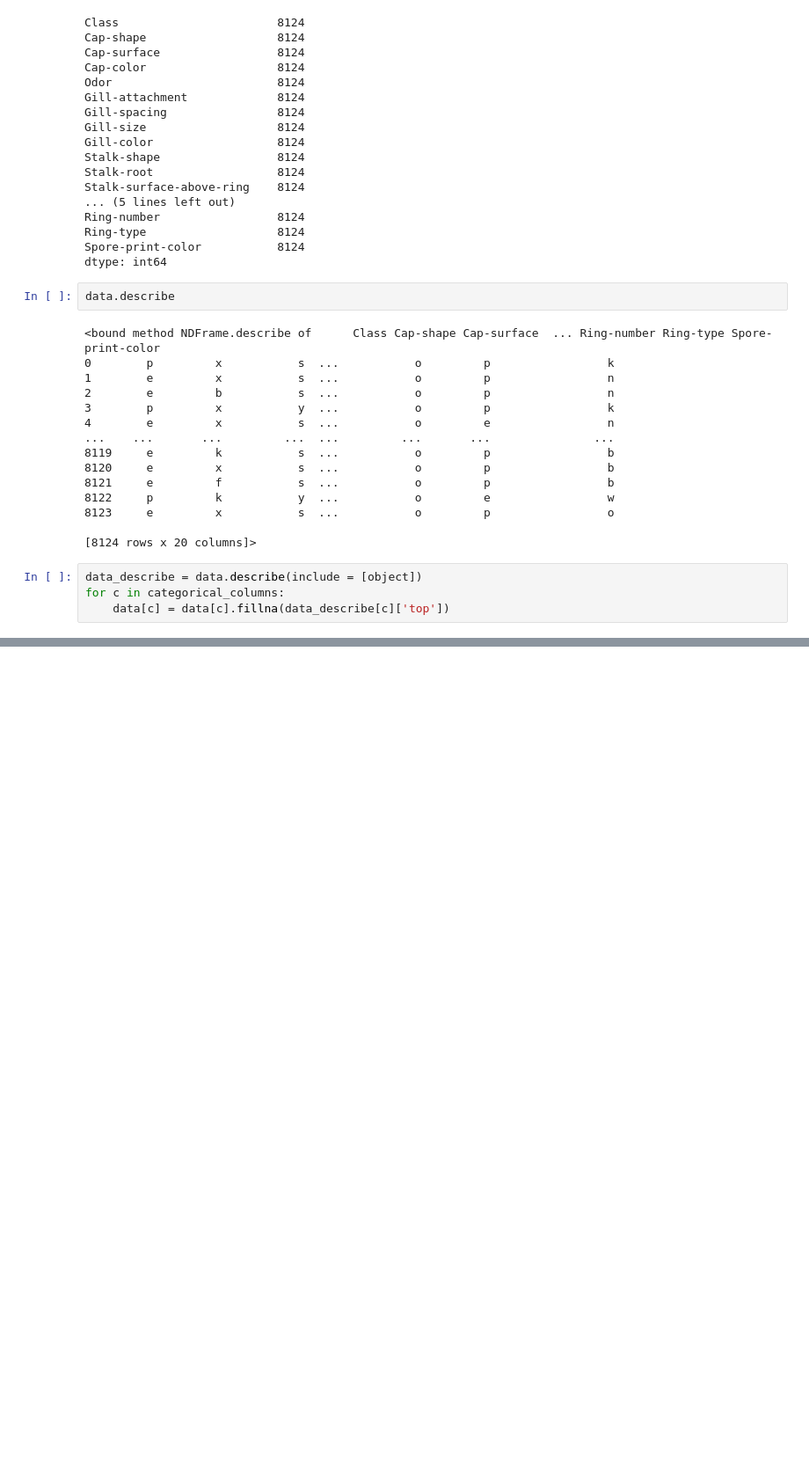
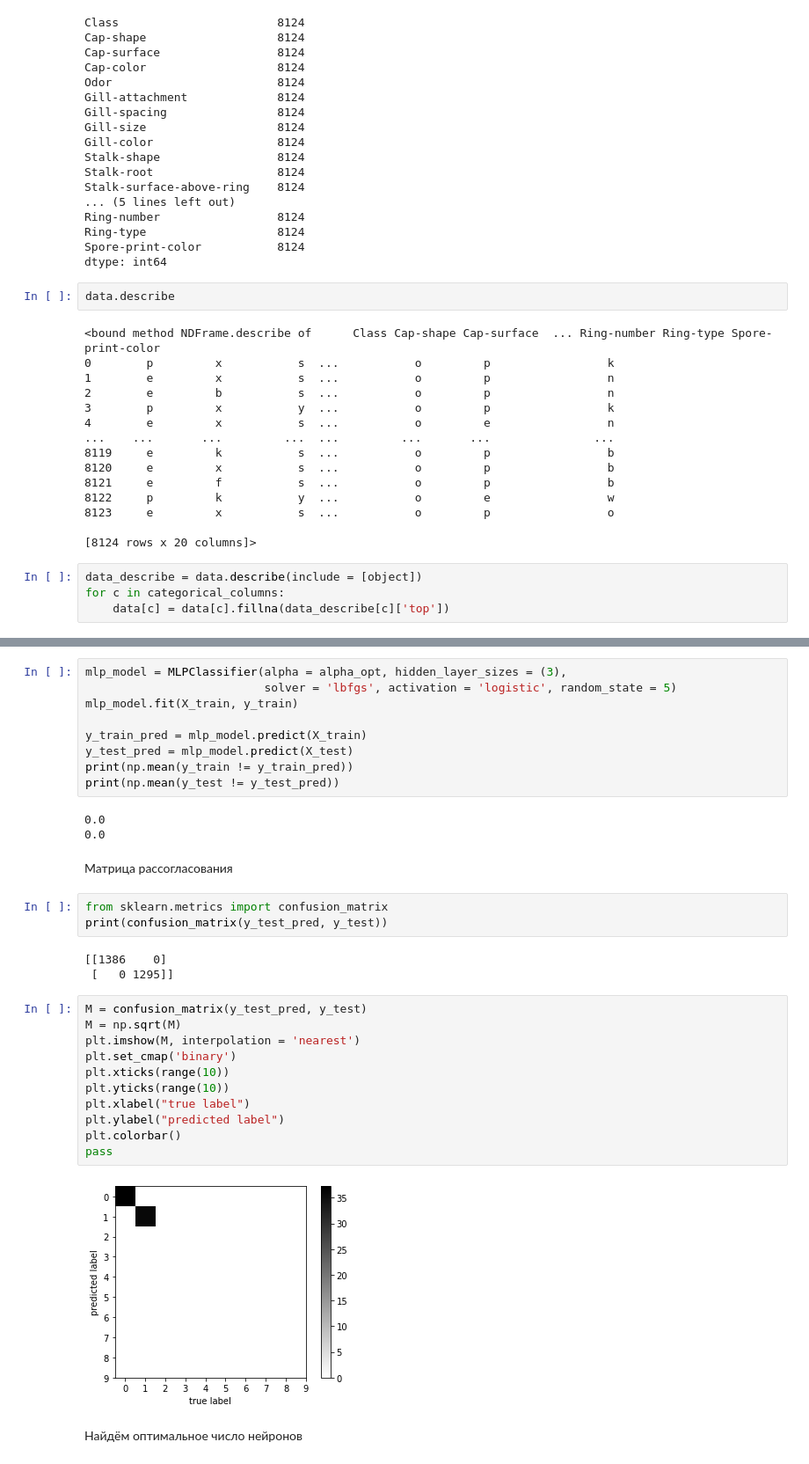
Before and after one commit to FishchevaKM/MachineLearningHomework, a Jupyter notebook: FirstLab.ipynb, the cells around one changed output, grey strips where cells are left out. Shown: that part at 88% size. Cells and saved outputs as stored; diff of their text form; blank space fills up the shorter version.

```diff
--- a/FirstLab.ipynb
+++ b/FirstLab.ipynb
@@ -370,0 +723,35 @@ for c in categorical_columns:
+# %%
+mlp_model = MLPClassifier(alpha = alpha_opt, hidden_layer_sizes = (3),
+                          solver = 'lbfgs', activation = 'logistic', random_state = 5)
+mlp_model.fit(X_train, y_train)
+
+y_train_pred = mlp_model.predict(X_train)
+y_test_pred = mlp_model.predict(X_test)
+print(np.mean(y_train != y_train_pred))
+print(np.mean(y_test != y_test_pred))
+# %% [output]
+0.0
+0.0
+# %% [markdown]
+Матрица рассогласования
+# %%
+from sklearn.metrics import confusion_matrix
+print(confusion_matrix(y_test_pred, y_test))
+# %% [output]
+[[1386    0]
+ [   0 1295]]
+# %%
+M = confusion_matrix(y_test_pred, y_test)
+M = np.sqrt(M)
+plt.imshow(M, interpolation = 'nearest')
+plt.set_cmap('binary')
+plt.xticks(range(10))
+plt.yticks(range(10))
+plt.xlabel("true label")
+plt.ylabel("predicted label")
+plt.colorbar()
+pass
+# %% [output]
+[figure, added]
+# %% [markdown]
+Найдём оптимальное число нейронов
```
Also changed, not shown: parts of 138 cells of this notebook.
